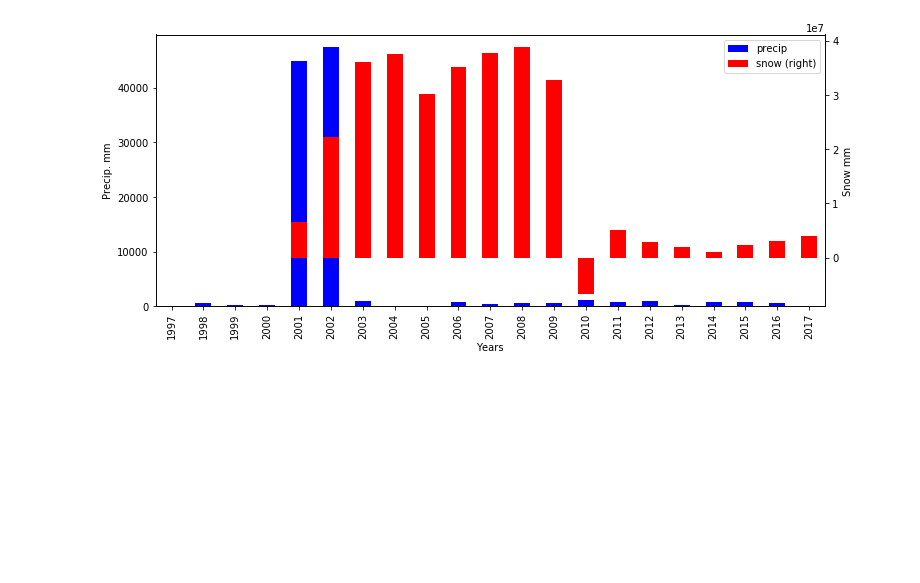
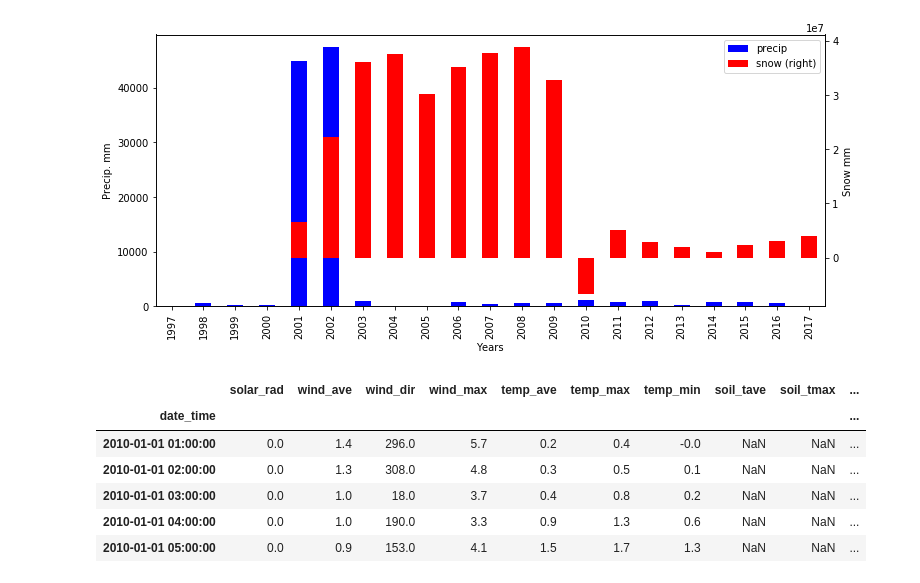
Before and after one commit to aaanyaaa/Segehen, a Jupyter notebook: Sagehen Data Exploration.ipynb, the cells around one changed output. Cells and saved outputs as stored; diff of their text form; code cells hidden in the pictures; blank space fills up the shorter version.

Commit message:
successfully tested sagehen_pandas

```diff
--- a/Sagehen Data Exploration.ipynb
+++ b/Sagehen Data Exploration.ipynb
@@ -185,3 +188,18 @@ ax.set_ylabel("Precip. mm")
 # %% [output]
 Text(0,0.5,'Precip. mm')
 [figure]
+# %%
+twenty_ten = sagehen_pandas.year_search(2010,2010)
+# twenty_ten.set_index(['date_time'], inplace=True)
+# twenty_ten.drop('id', axis=1, inplace=True)
+# twenty_ten = twenty_ten.apply(pd.to_numeric, args=('coerce',))
+# %%
+twenty_ten.head()
+# %% [output]
+|  | solar_rad | wind_ave | wind_dir | wind_max | temp_ave | temp_max | temp_min | soil_tave | soil_tmax | ... |
+| date_time |  |  |  |  |  |  |  |  |  | ... |
+| 2010-01-01 01:00:00 | 0.0 | 1.4 | 296.0 | 5.7 | 0.2 | 0.4 | -0.0 | NaN | NaN | ... |
+| 2010-01-01 02:00:00 | 0.0 | 1.3 | 308.0 | 4.8 | 0.3 | 0.5 | 0.1 | NaN | NaN | ... |
+| 2010-01-01 03:00:00 | 0.0 | 1.0 | 18.0 | 3.7 | 0.4 | 0.8 | 0.2 | NaN | NaN | ... |
+| 2010-01-01 04:00:00 | 0.0 | 1.0 | 190.0 | 3.3 | 0.9 | 1.3 | 0.6 | NaN | NaN | ... |
+| 2010-01-01 05:00:00 | 0.0 | 0.9 | 153.0 | 4.1 | 1.5 | 1.7 | 1.3 | NaN | NaN | ... |
```
Also changed, not shown: parts of 4 cells of this notebook.
